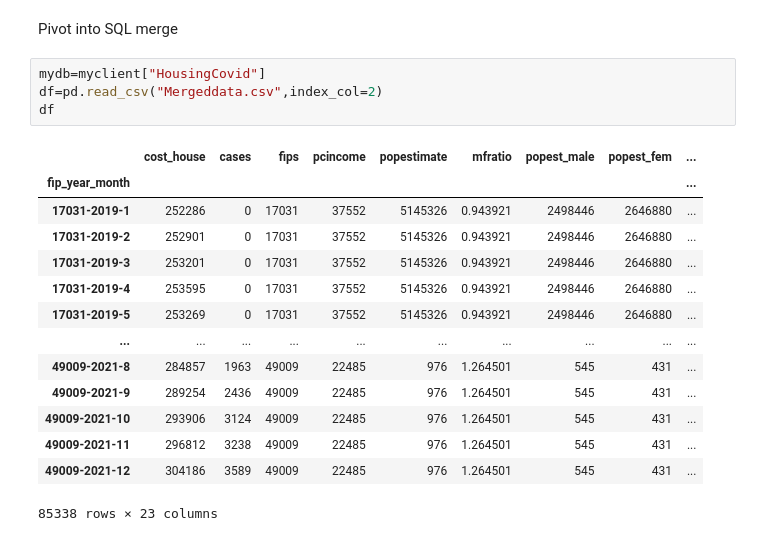
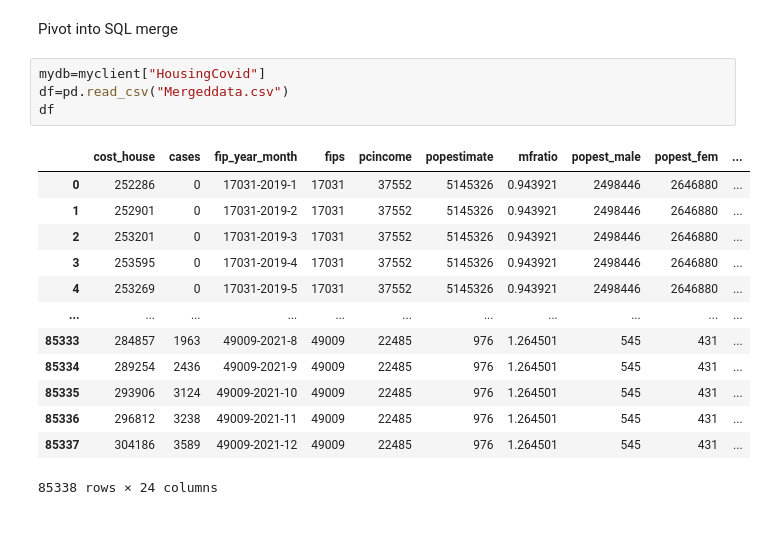
Before and after one commit to Jrheldmann/covidAnalysisHousing, a Jupyter notebook: Circle_role/JupyterCode Data Processing/Merge and pyMongo.ipynb, the cells around one changed output. Drawn from its saved outputs; the diff is of its cells as text.

```diff
--- a/Circle_role/JupyterCode Data Processing/Merge and pyMongo.ipynb
+++ b/Circle_role/JupyterCode Data Processing/Merge and pyMongo.ipynb
@@ -192,23 +192,22 @@ db.demographics.insert_many(data)
 Pivot into SQL merge
 # %%
 mydb=myclient["HousingCovid"]
-df=pd.read_csv("Mergeddata.csv",index_col=2)
+df=pd.read_csv("Mergeddata.csv")
 df
 # %% [output]
-|  | cost_house | cases | fips | pcincome | popestimate | mfratio | popest_male | popest_fem | ... |
-| fip_year_month |  |  |  |  |  |  |  |  | ... |
-| 17031-2019-1 | 252286 | 0 | 17031 | 37552 | 5145326 | 0.943921 | 2498446 | 2646880 | ... |
-| 17031-2019-2 | 252901 | 0 | 17031 | 37552 | 5145326 | 0.943921 | 2498446 | 2646880 | ... |
-| 17031-2019-3 | 253201 | 0 | 17031 | 37552 | 5145326 | 0.943921 | 2498446 | 2646880 | ... |
-| 17031-2019-4 | 253595 | 0 | 17031 | 37552 | 5145326 | 0.943921 | 2498446 | 2646880 | ... |
-| 17031-2019-5 | 253269 | 0 | 17031 | 37552 | 5145326 | 0.943921 | 2498446 | 2646880 | ... |
-| ... | ... | ... | ... | ... | ... | ... | ... | ... | ... |
-| 49009-2021-8 | 284857 | 1963 | 49009 | 22485 | 976 | 1.264501 | 545 | 431 | ... |
-| 49009-2021-9 | 289254 | 2436 | 49009 | 22485 | 976 | 1.264501 | 545 | 431 | ... |
-| 49009-2021-10 | 293906 | 3124 | 49009 | 22485 | 976 | 1.264501 | 545 | 431 | ... |
-| 49009-2021-11 | 296812 | 3238 | 49009 | 22485 | 976 | 1.264501 | 545 | 431 | ... |
-| 49009-2021-12 | 304186 | 3589 | 49009 | 22485 | 976 | 1.264501 | 545 | 431 | ... |
+|  | cost_house | cases | fip_year_month | fips | pcincome | popestimate | mfratio | popest_male | popest_fem | ... |
+| 0 | 252286 | 0 | 17031-2019-1 | 17031 | 37552 | 5145326 | 0.943921 | 2498446 | 2646880 | ... |
+| 1 | 252901 | 0 | 17031-2019-2 | 17031 | 37552 | 5145326 | 0.943921 | 2498446 | 2646880 | ... |
+| 2 | 253201 | 0 | 17031-2019-3 | 17031 | 37552 | 5145326 | 0.943921 | 2498446 | 2646880 | ... |
+| 3 | 253595 | 0 | 17031-2019-4 | 17031 | 37552 | 5145326 | 0.943921 | 2498446 | 2646880 | ... |
+| 4 | 253269 | 0 | 17031-2019-5 | 17031 | 37552 | 5145326 | 0.943921 | 2498446 | 2646880 | ... |
+| ... | ... | ... | ... | ... | ... | ... | ... | ... | ... | ... |
+| 85333 | 284857 | 1963 | 49009-2021-8 | 49009 | 22485 | 976 | 1.264501 | 545 | 431 | ... |
+| 85334 | 289254 | 2436 | 49009-2021-9 | 49009 | 22485 | 976 | 1.264501 | 545 | 431 | ... |
+| 85335 | 293906 | 3124 | 49009-2021-10 | 49009 | 22485 | 976 | 1.264501 | 545 | 431 | ... |
+| 85336 | 296812 | 3238 | 49009-2021-11 | 49009 | 22485 | 976 | 1.264501 | 545 | 431 | ... |
+| 85337 | 304186 | 3589 | 49009-2021-12 | 49009 | 22485 | 976 | 1.264501 | 545 | 431 | ... |
-85338 rows × 23 columns
+85338 rows × 24 columns
 # %%
 data=df.to_dict(orient='records')
 
```
Also changed, not shown: parts of 4 cells of this notebook.
